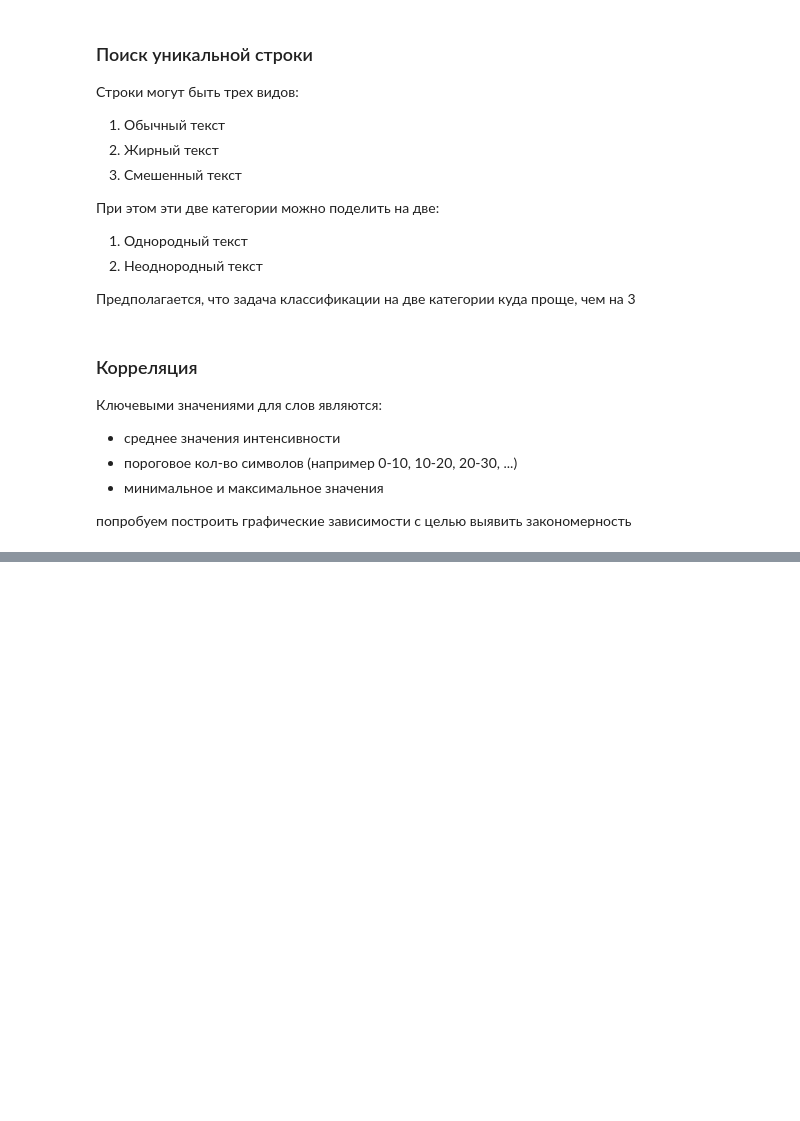
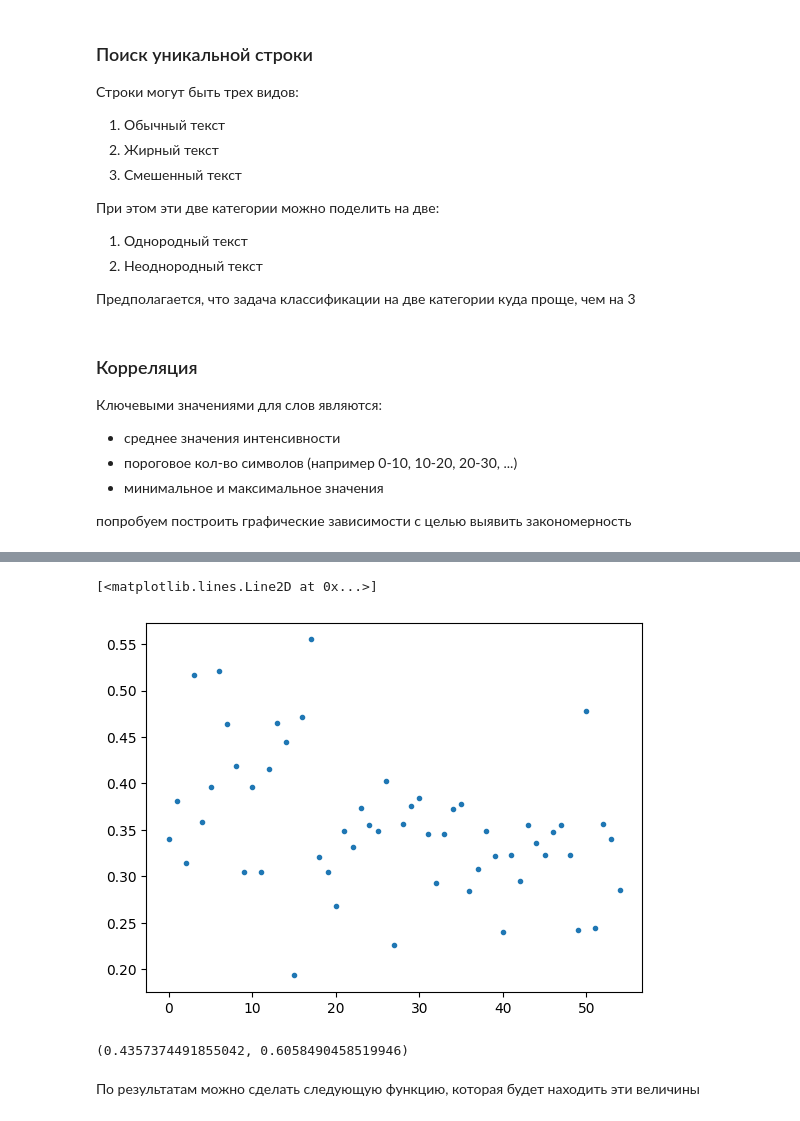
Before and after one commit to Dann38/classification_bold, a Jupyter notebook: scripts/prototype.ipynb, the cells around one changed output, grey strips where cells are left out. Saved outputs shown, nothing was run; the diff lists cells and outputs as text; code cells hidden in the pictures; blank space fills up the shorter version.

```diff
--- a/scripts/prototype.ipynb
+++ b/scripts/prototype.ipynb
@@ -235,0 +240,34 @@ cv2.waitKey(0)
+# %%
+def char_sum(y):
+    rez = [0]
+    k = 0
+    d = 1
+    run = True
+    for i in range(len(y)):
+        if y[i] > 0.05:
+            rez[k] += y[i]
+            d += 1
+            run = True
+        else:
+            if run:
+                rez[k] = rez[k]/d
+                d = 1
+                k += 1
+                rez.append(0)
+                run = False
+    return rez
+# %%
+y0 = img[6:21,:].sum(1)
+y1 = img[6:21,:].sum(0)
+y1 = y1/(len(y0)*255)
+y2 = np.array(char_sum(y1))
+plt.plot(y2[:-1], ".")
+# %% [output]
+[<matplotlib.lines.Line2D at 0x...>]
+[figure, added]
+# %%
+y2.mean(), y2.std()
+# %% [output]
+(0.4357374491855042, 0.6058490458519946)
+# %% [markdown]
+По результатам можно сделать следующую функцию, которая будет находить эти величины
```
Also changed, not shown: parts of 26 cells of this notebook, 7 other files.
